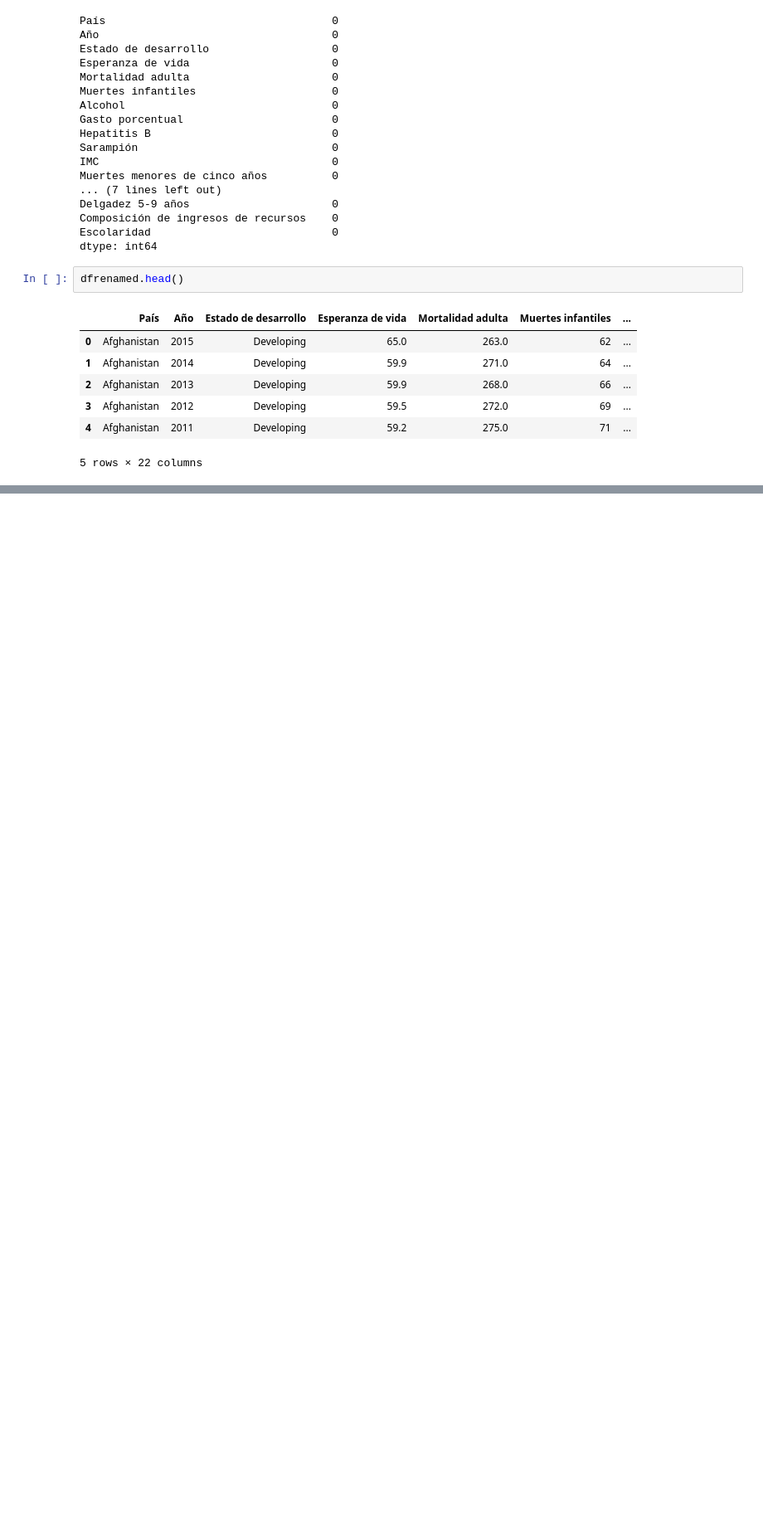
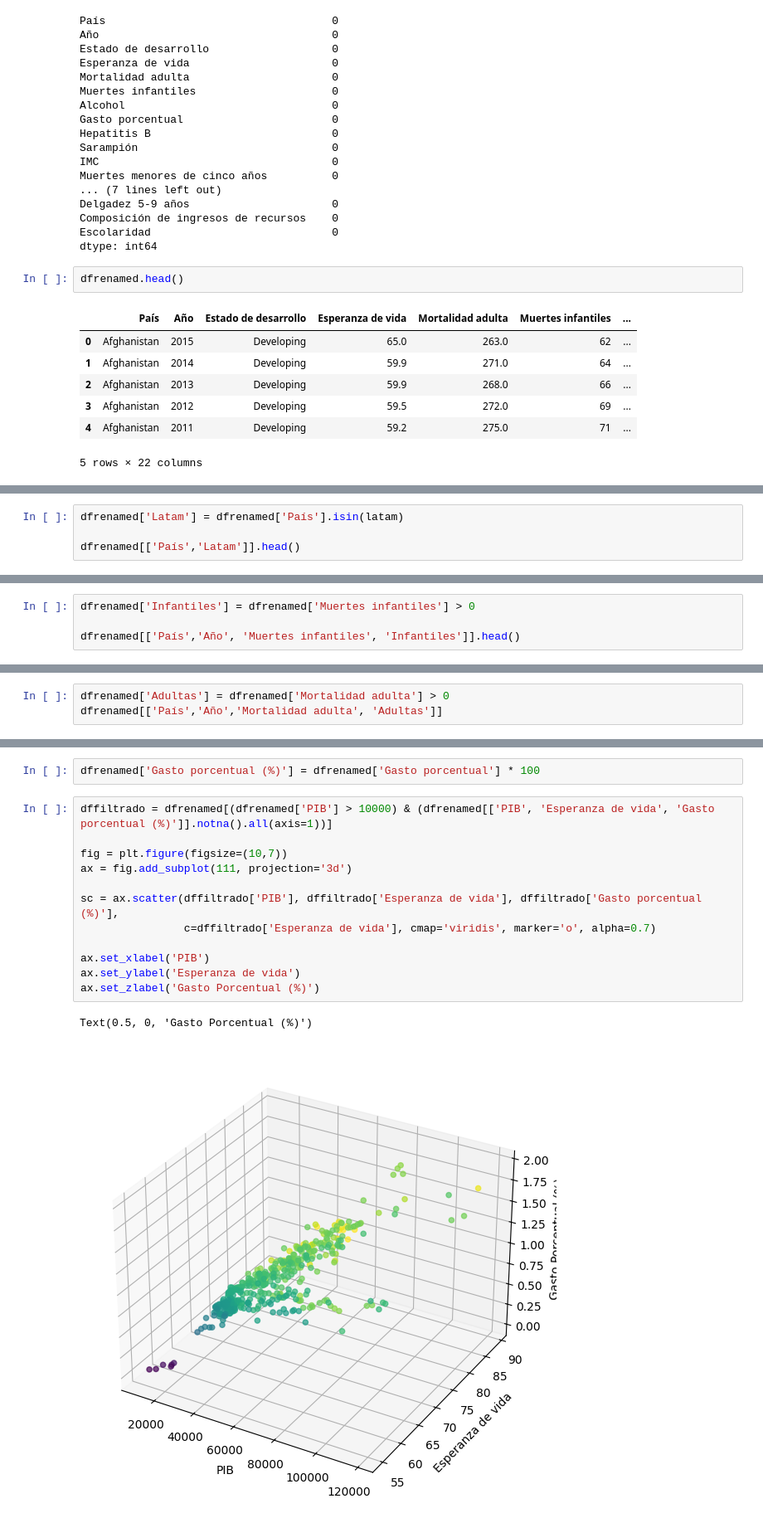
Before and after one commit to Korancito/LifeE.01.Coder, a Jupyter notebook: Nootebooks/Descriptivo.ipynb, the cells around one changed output, grey strips where cells are left out. Shown: that part at 83% size. Drawn from its saved outputs; the diff is of its cells as text; blank space fills up the shorter version.

```diff
--- a/Nootebooks/Descriptivo.ipynb
+++ b/Nootebooks/Descriptivo.ipynb
@@ -190,0 +198,4 @@ sns.histplot(data=dfrenamed,
+# %%
+dfrenamed['Latam'] = dfrenamed['País'].isin(latam)
+
+dfrenamed[['País','Latam']].head()
@@ -190,0 +209,4 @@ sns.histplot(data=dfrenamed,
+# %%
+dfrenamed['Infantiles'] = dfrenamed['Muertes infantiles'] > 0
+
+dfrenamed[['País','Año', 'Muertes infantiles', 'Infantiles']].head()
@@ -190,0 +220,3 @@ sns.histplot(data=dfrenamed,
+# %%
+dfrenamed['Adultas'] = dfrenamed['Mortalidad adulta'] > 0
+dfrenamed[['País','Año','Mortalidad adulta', 'Adultas']]
@@ -190,0 +237,17 @@ sns.histplot(data=dfrenamed,
+# %%
+dfrenamed['Gasto porcentual (%)'] = dfrenamed['Gasto porcentual'] * 100
+# %%
+dffiltrado = dfrenamed[(dfrenamed['PIB'] > 10000) & (dfrenamed[['PIB', 'Esperanza de vida', 'Gasto porcentual (%)']].notna().all(axis=1))]
+
+fig = plt.figure(figsize=(10,7))
+ax = fig.add_subplot(111, projection='3d')
+
+sc = ax.scatter(dffiltrado['PIB'], dffiltrado['Esperanza de vida'], dffiltrado['Gasto porcentual (%)'],
+                c=dffiltrado['Esperanza de vida'], cmap='viridis', marker='o', alpha=0.7)
+
+ax.set_xlabel('PIB')
+ax.set_ylabel('Esperanza de vida')
+ax.set_zlabel('Gasto Porcentual (%)')
+# %% [output]
+Text(0.5, 0, 'Gasto Porcentual (%)')
+[figure, added]
```
Also changed, not shown: parts of 5 cells of this notebook.
